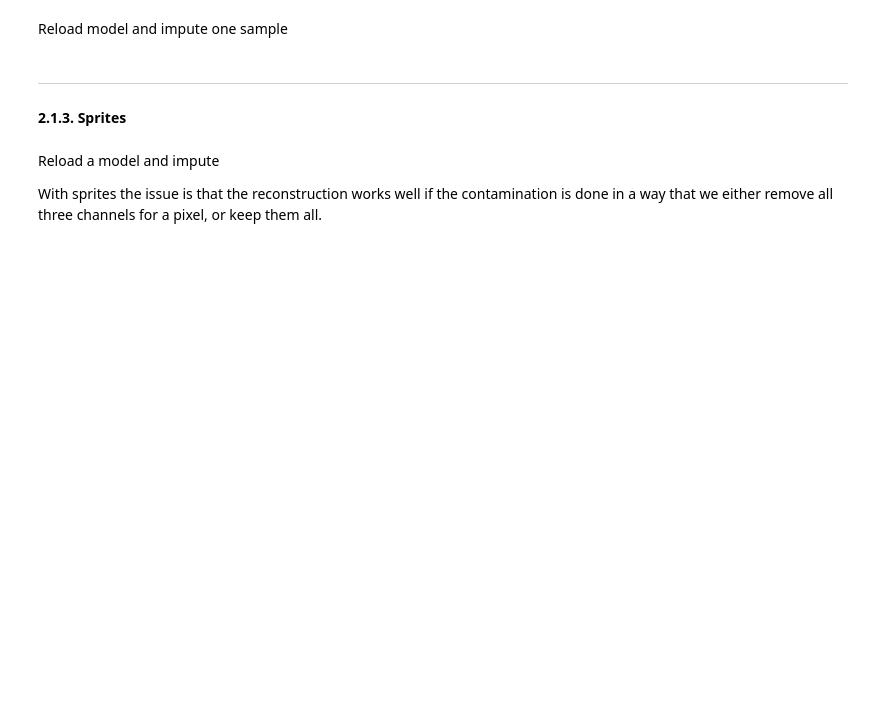
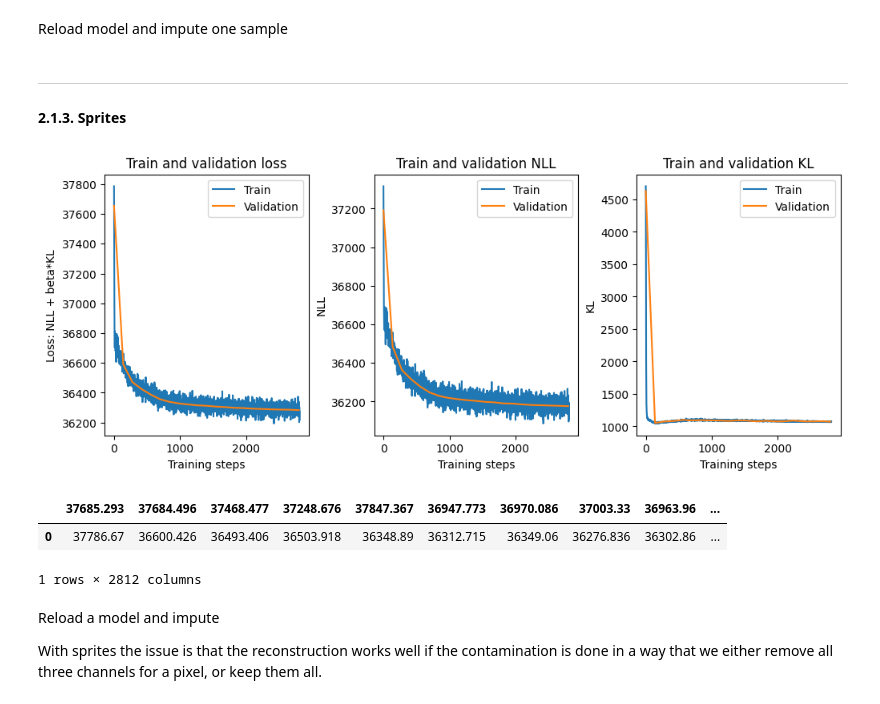
Before and after one commit to sebik2001/ImputeGAP-GP-VAE, a Jupyter notebook: imputegap_integration.ipynb, the cells around one changed output. Drawn from its saved outputs; the diff is of its cells as text; code cells hidden in the pictures; blank space fills up the shorter version.

```diff
--- a/imputegap_integration.ipynb
+++ b/imputegap_integration.ipynb
@@ -342,8 +350,20 @@ ts_m_imputed = gp_vae(ts.data,
                       batch_size=64, epoch=2, verbose=True)
 # %%
 # plot training results
-exp_folder = 'imputegap_assets/models/20251205_204940'
+# exp_folder = 'imputegap_assets/models/20251205_204940'
+exp_folder = '/home/kaeslin/Downloads/sprites_trained'
 plot_training_results(exp_folder)
+# %% [output]
+[figure, added]
+# %%
+import pandas as pd
+with open('external/models/251114_reproduce_sprites/training_curve.tsv', 'r') as infile:
+      df = pd.read_csv(infile, sep='\t')
+df
+# %% [output]
+|  | 37685.293 | 37684.496 | 37468.477 | 37248.676 | 37847.367 | 36947.773 | 36970.086 | 37003.33 | 36963.96 | ... |
+| 0 | 37786.67 | 36600.426 | 36493.406 | 36503.918 | 36348.89 | 36312.715 | 36349.06 | 36276.836 | 36302.86 | ... |
+1 rows × 2812 columns
 # %% [markdown]
 Reload a model and impute
 
```
Also changed, not shown: parts of 3 cells of this notebook, 1 other file.
